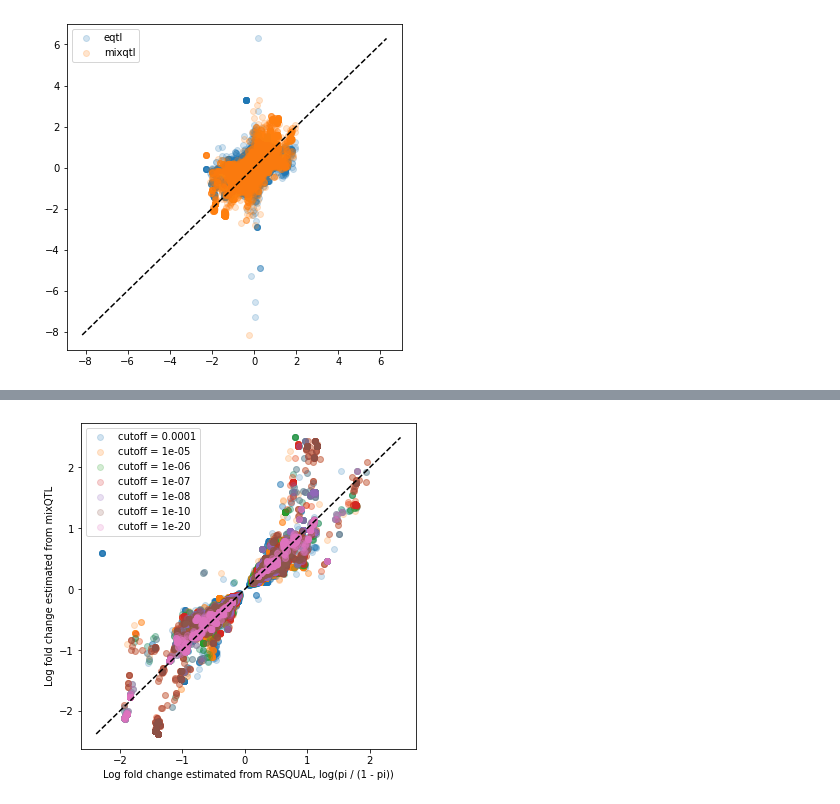
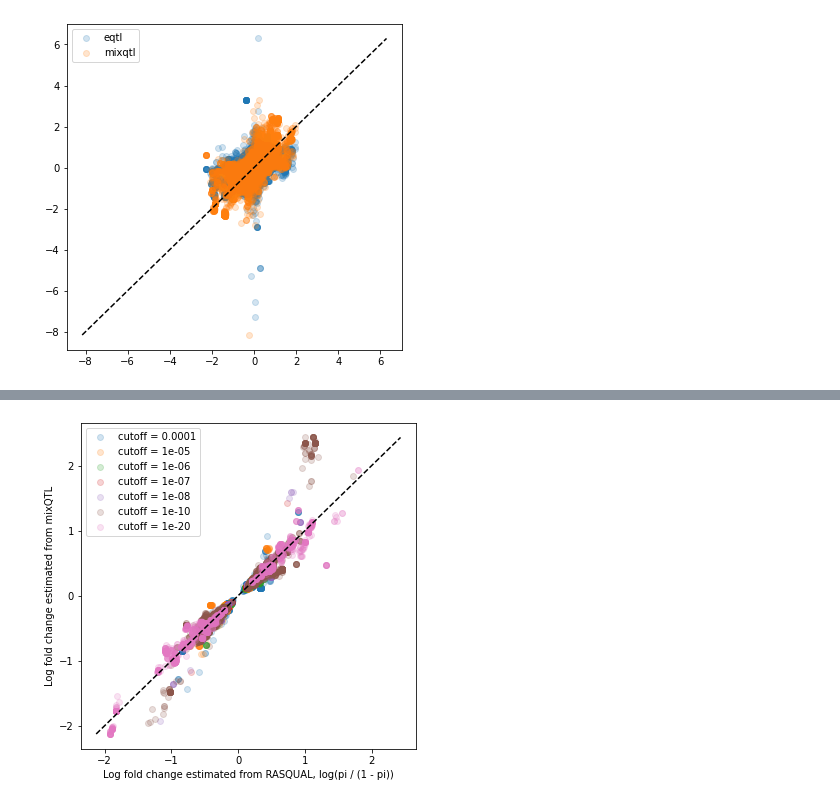
Before and after one commit to liangyy/run-rasqual, a Jupyter notebook: results_on_kidney_cortex.ipynb, the cells around one changed output, grey strips where cells are left out. Cells and saved outputs as stored; diff of their text form; code cells hidden in the pictures.

```diff
--- a/results_on_kidney_cortex.ipynb
+++ b/results_on_kidney_cortex.ipynb
@@ -147,23 +183,30 @@ plot_tools.scatter(
 # %%
 # both signif
 inds = []
 cutoffs = [ 1e-20, 1e-10, 1e-8, 1e-7, 1e-6, 1e-5, 1e-4 ]
-for cutoff in cutoffs:
+
+df_tmp = pd.DataFrame({'rasqual': df_b.rasqual, 'mixqtl': df_b.mixqtl})
+label_ = np.array([ 'todo' for i in range(df_tmp.shape[0])])
+for idx, cutoff in enumerate(cutoffs):
     if len(inds) > 0:
-        inds.append(~inds[-1] & (df_p['mixqtl'] < cutoff) & (df_p['rasqual'] < cutoff))
+        indicator = ((df_p['mixqtl'] < cutoff) & (df_p['rasqual'] < cutoff)) & ((df_p['mixqtl'] >= cutoffs[idx - 1]) & (df_p['rasqual'] >= cutoffs[idx - 1]))
+        inds.append(indicator)
+        label_[indicator] = cutoff
     else:
-        inds.append((df_p['mixqtl'] < cutoff) & (df_p['rasqual'] < cutoff))
+        indicator = (df_p['mixqtl'] < cutoff) & (df_p['rasqual'] < cutoff)
+        inds.append(indicator)
+        label_[indicator] = cutoff
 
 fig, axe = plt.subplots(1, 1, figsize=(6, 6))
 plot_tools.scatter(
     [ df_b['rasqual'][ind] for ind in reversed(inds) ],
     [ df_b['mixqtl'][ind] for ind in reversed(inds) ],
     [ 'cutoff = {}'.format(co) for co in reversed(cutoffs) ],
     axe,
     {'alpha': 0.2}
 )
 axe.set_xlabel('Log fold change estimated from RASQUAL, log(pi / (1 - pi))')
 axe.set_ylabel('Log fold change estimated from mixQTL')
 fig.savefig("effect_size_kidney_cortex_100kb.png",dpi=(250), bbox_inches='tight')
 # %% [output]
-[figure, old version]
+[figure, new version]
```
Also changed, not shown: parts of 50 cells of this notebook, 1 other file.
